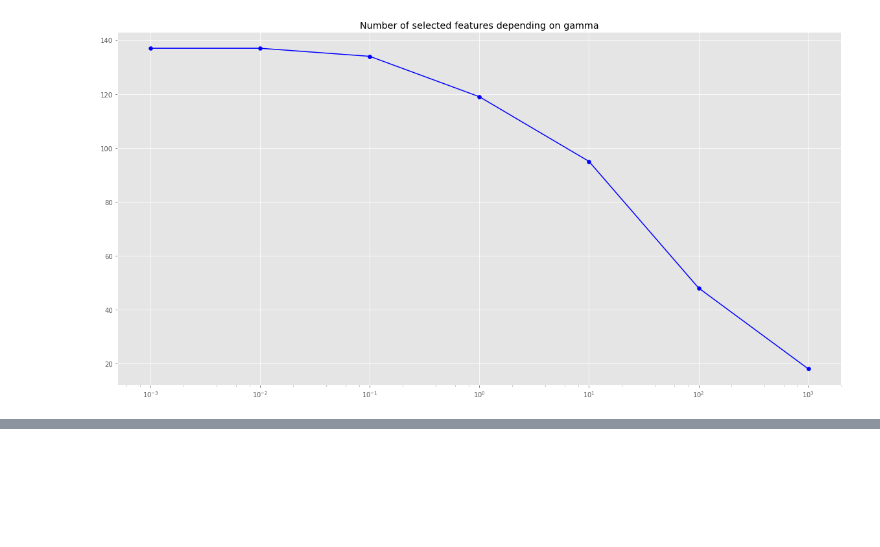
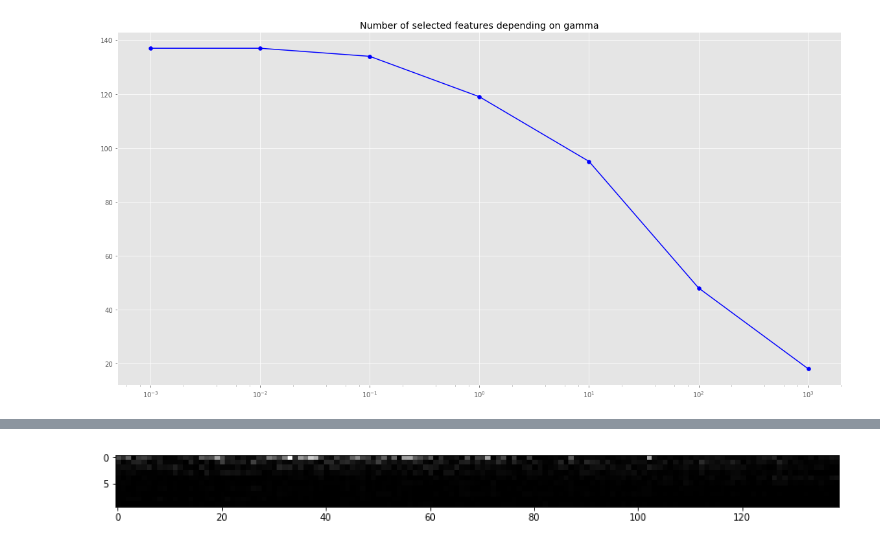
Before and after one commit to GRichard513/Convex-Multi-Task-Learning-, a Jupyter notebook: Code.ipynb, the cells around one changed output, grey strips where cells are left out. Cells and saved outputs as stored; diff of their text form; code cells hidden in the pictures; blank space fills up the shorter version.

```diff
--- a/Code.ipynb
+++ b/Code.ipynb
@@ -229,0 +130,4 @@ np.sqrt(np.var(y_train.values))
+# %%
+X_train,X_test,y_train,y_test=train_test_split(X_df,y_df,test_size=0.75)
+
+B,list_cost,mineps=algo2_eps(X_train,y_train,gamma=0.1,epsilon_init=1e-7,tol=1e-3,tol_eps=1e-7,max_iter=10,kernel='gaussian',sigma=None)
@@ -229,0 +146,3 @@ np.sqrt(np.var(y_train.values))
+# %%
+B,K_til, mu_idx=algo2(X_train,y_train,gamma=0.1,epsilon=1e-5,tol=1e-3,max_iter=10,kernel='gaussian',sigma=None)
+A=compute_A_from_B(B,K_til,mu_idx)
@@ -229,0 +163,8 @@ np.sqrt(np.var(y_train.values))
+# %%
+#Learned matrix in the kernel extension
+
+fig, _ = plt.subplots(figsize=[14,4])
+plt.imshow(abs(A.T)[:10],cmap="gray")
+plt.show()
+# %% [output]
+[figure, added]
```
Also changed, not shown: parts of 30 cells of this notebook, 2 other files.
